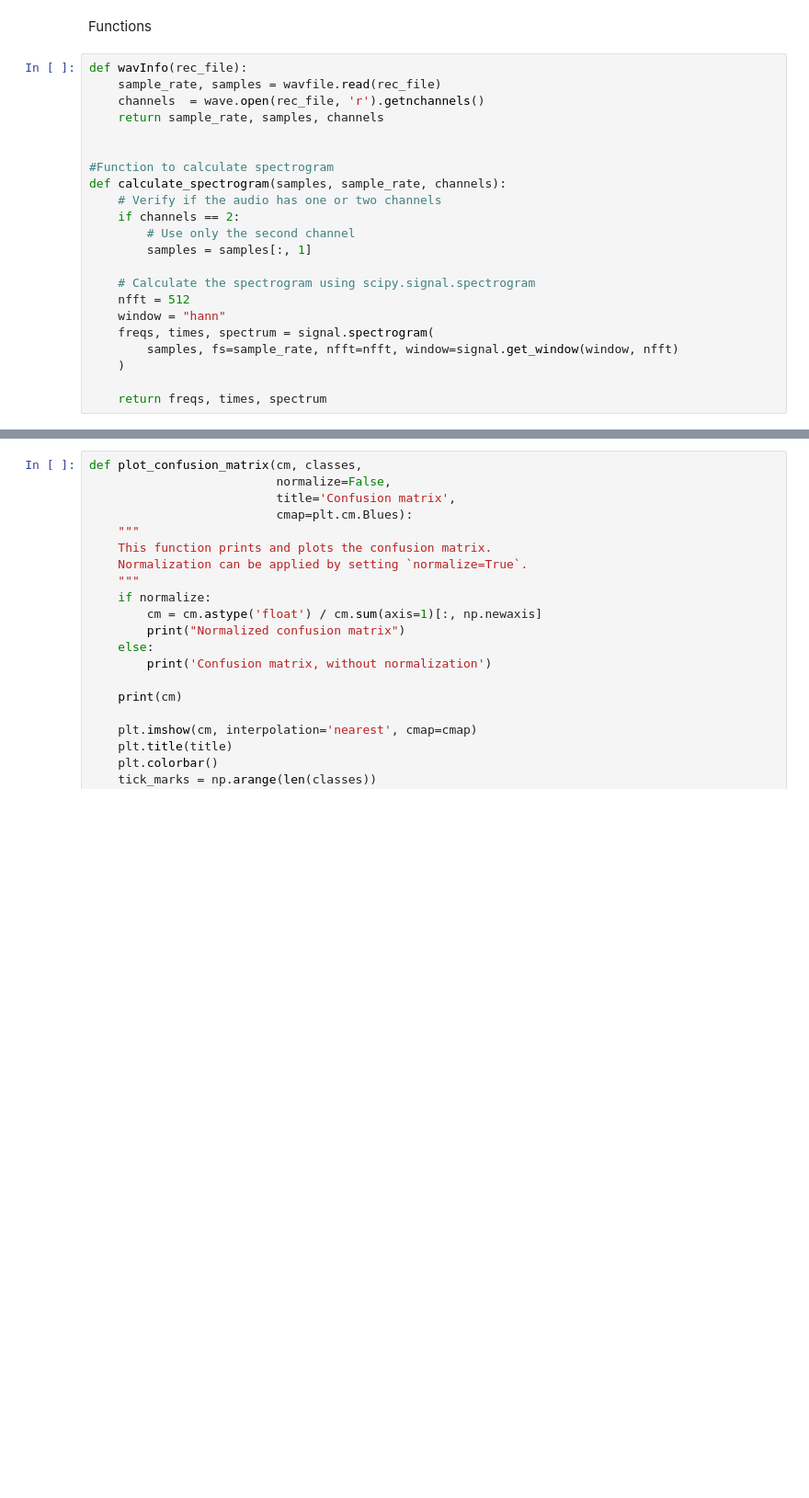
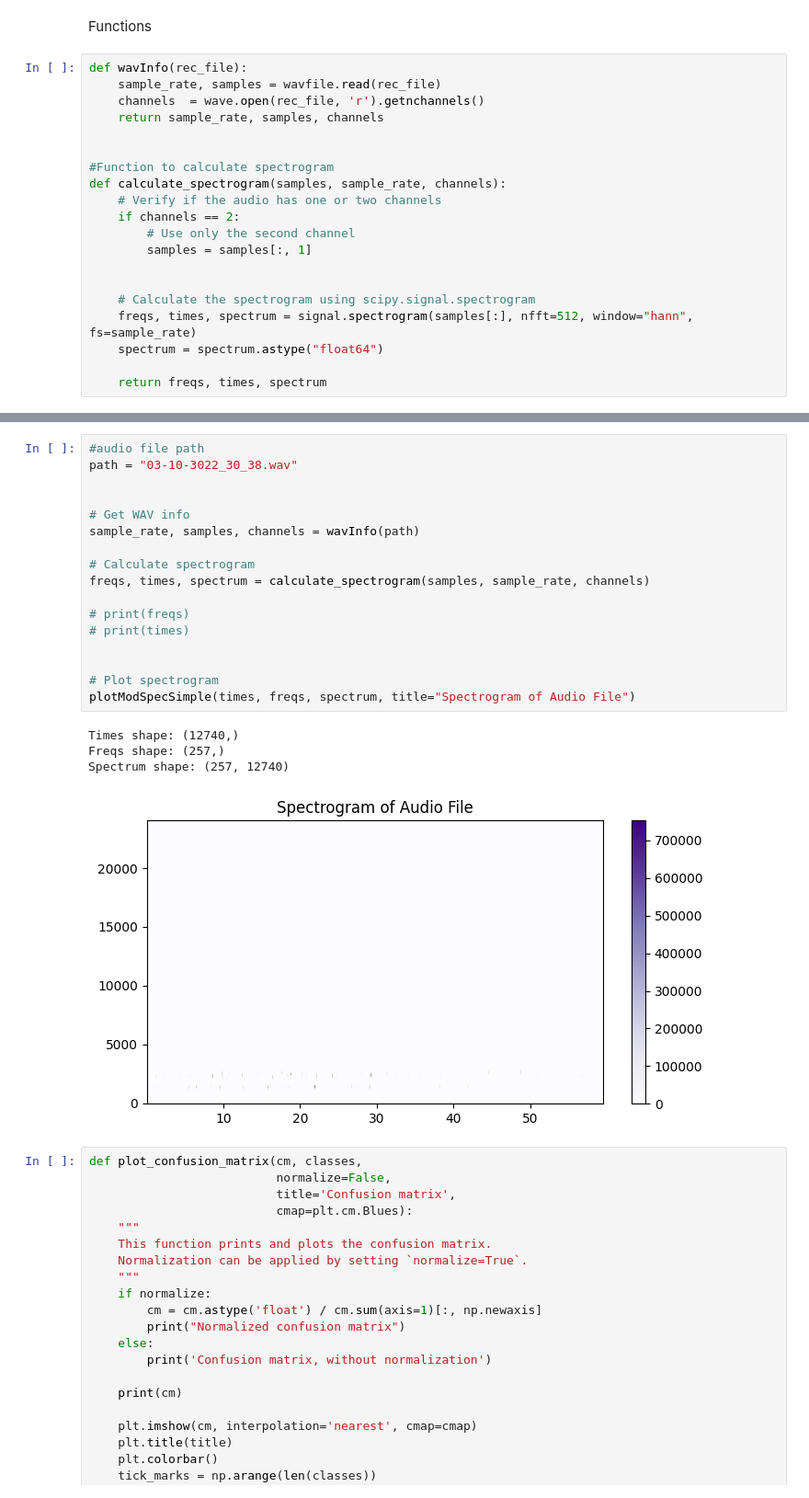
Before and after one commit to eduardo-santin/investigacion, a Jupyter notebook: reworked_model.ipynb, the cells around one changed output, grey strips where cells are left out. Shown at 92% size. Drawn from its saved outputs; the diff is of its cells as text; blank space fills up the shorter version.

```diff
--- a/reworked_model.ipynb
+++ b/reworked_model.ipynb
@@ -57,11 +57,9 @@ def calculate_spectrogram(samples, sample_rate, channels):
         # Use only the second channel
         samples = samples[:, 1]
 
+
     # Calculate the spectrogram using scipy.signal.spectrogram
-    nfft = 512
-    window = "hann"
-    freqs, times, spectrum = signal.spectrogram(
-        samples, fs=sample_rate, nfft=nfft, window=signal.get_window(window, nfft)
-    )
+    freqs, times, spectrum = signal.spectrogram(samples[:], nfft=512, window="hann", fs=sample_rate)
+    spectrum = spectrum.astype("float64")
 
     return freqs, times, spectrum
@@ -134,3 +116,25 @@ def plot_spectrogram(
+# %%
+#audio file path
+path = "03-10-3022_30_38.wav"
+
+
+# Get WAV info
+sample_rate, samples, channels = wavInfo(path)
+
+# Calculate spectrogram
+freqs, times, spectrum = calculate_spectrogram(samples, sample_rate, channels)
+
+# print(freqs)
+# print(times)
+
+
+# Plot spectrogram
+plotModSpecSimple(times, freqs, spectrum, title="Spectrogram of Audio File")
+# %% [output]
+Times shape: (12740,)
+Freqs shape: (257,)
+Spectrum shape: (257, 12740)
+[figure, added]
 # %%
 def plot_confusion_matrix(cm, classes,
                           normalize=False,
```
Also changed, not shown: parts of 3 cells of this notebook, 5 other files.
